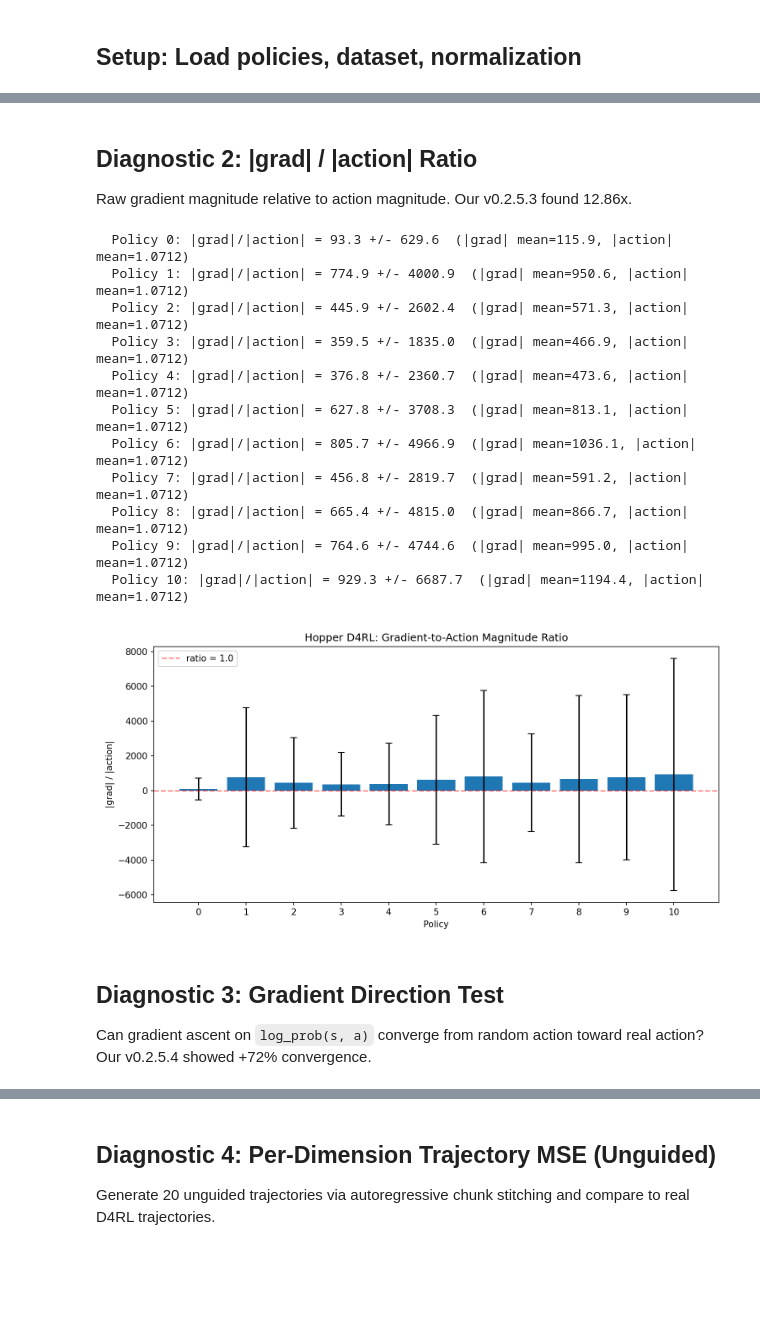
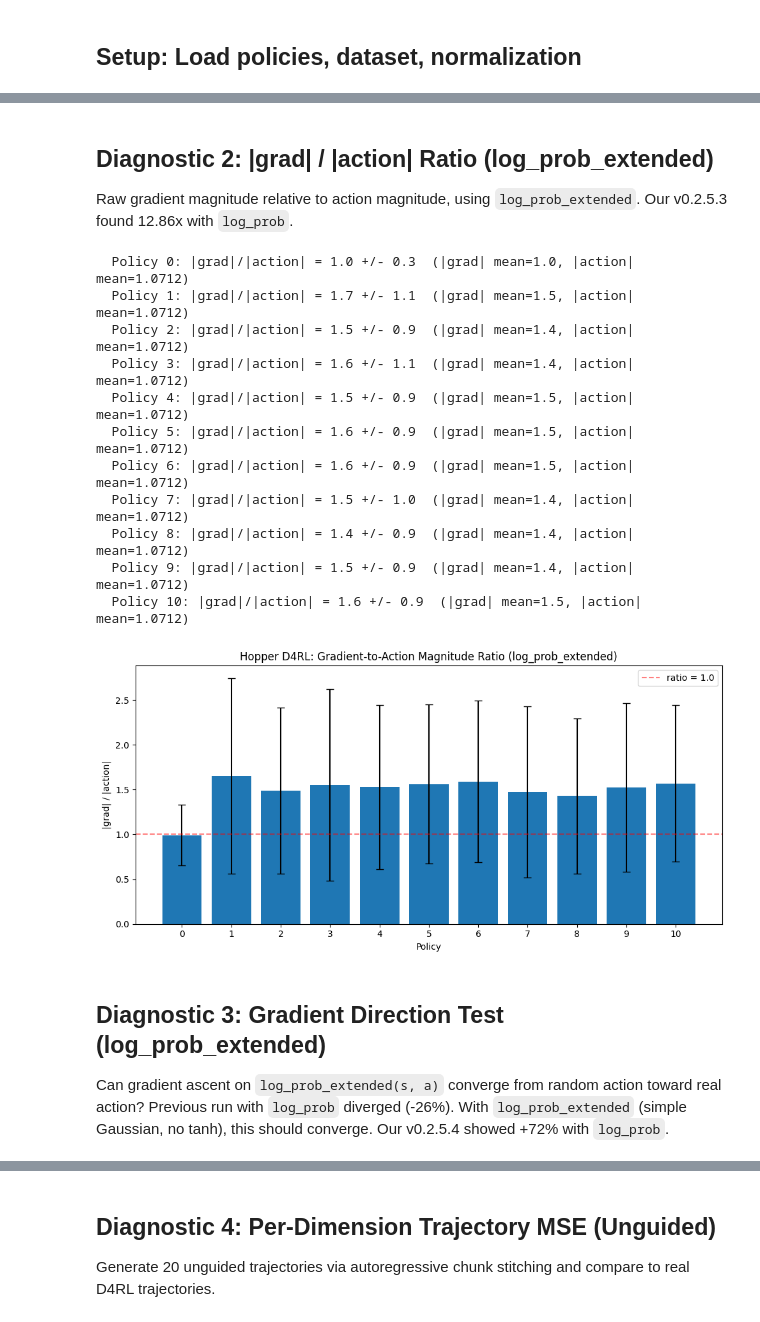
Before and after one commit to kylewang1999/latent_sope, a Jupyter notebook: experiments/2026-03-17/hopper_d4rl_diagnostics.ipynb, the cells around one changed output, grey strips where cells are left out. Saved outputs shown, nothing was run; the diff lists cells and outputs as text; code cells hidden in the pictures; blank space fills up the shorter version.

```diff
--- a/experiments/2026-03-17/hopper_d4rl_diagnostics.ipynb
+++ b/experiments/2026-03-17/hopper_d4rl_diagnostics.ipynb
@@ -127,6 +141,8 @@ idx = np.random.choice(len(obs), n_samples, replace=False)
 states = torch.tensor(obs[idx], dtype=torch.float32, device=DEVICE)
 acts = torch.tensor(actions[idx], dtype=torch.float32, device=DEVICE)
 
+# Use log_prob_extended — what SOPE's gradlog() actually calls (gmode=False default)
+# log_prob_extended: Gaussian with mean=tanh(network_mean), fixed std=1, no tanh correction
 all_grads = []
 for pi, policy in enumerate(target_policies):
     grads = []
@@ -134,7 +150,7 @@ for pi, policy in enumerate(target_policies):
     for b in range(0, n_samples, batch_size):
         s_batch = states[b:b+batch_size].clone().detach()
         a_batch = acts[b:b+batch_size].clone().detach().requires_grad_(True)
-        log_p = policy.log_prob(s_batch, a_batch)
+        log_p = policy.log_prob_extended(s_batch, a_batch)
         g = torch.autograd.grad(log_p.sum(), a_batch)[0]
         grads.append(g.detach())
     all_grads.append(torch.cat(grads, dim=0))
@@ -151,7 +167,7 @@ for i, j in combinations(range(n_policies), 2):
 np.fill_diagonal(cosine_matrix, 1.0)
 
 upper_tri = cosine_matrix[np.triu_indices(n_policies, k=1)]
-print(f"\nPairwise cosine similarity:")
+print(f"\nPairwise cosine similarity (log_prob_extended):")
 print(f"  Mean:   {np.mean(upper_tri):.4f}")
 print(f"  Std:    {np.std(upper_tri):.4f}")
 print(f"  Min:    {np.min(upper_tri):.4f}")
@@ -167,7 +183,7 @@ ax.set_yticks(range(n_policies))
 ax.set_xticklabels(labels, rotation=45)
 ax.set_yticklabels(labels)
 plt.colorbar(im, ax=ax, label="Cosine Similarity")
-ax.set_title(f"Hopper D4RL: Pairwise Scorer Gradient Cosine Similarity\n(mean={np.mean(upper_tri):.3f}, n={n_samples} states)")
+ax.set_title(f"Hopper D4RL: Pairwise Scorer Gradient Cosine Similarity (log_prob_extended)\n(mean={np.mean(upper_tri):.3f}, n={n_samples} states)")
 plt.tight_layout()
 plt.show()
 # %% [output]
@@ -193,7 +209,7 @@ Pairwise cosine similarity:
 # %% [markdown]
-## Diagnostic 2: |grad| / |action| Ratio
+## Diagnostic 2: |grad| / |action| Ratio (log_prob_extended)
 
-Raw gradient magnitude relative to action magnitude. Our v0.2.5.3 found 12.86x.
+Raw gradient magnitude relative to action magnitude, using `log_prob_extended`. Our v0.2.5.3 found 12.86x with `log_prob`.
 # %%
 idx2 = np.random.choice(len(obs), 500, replace=False)
 states2 = torch.tensor(obs[idx2], dtype=torch.float32, device=DEVICE)
@@ -201,51 +217,51 @@ acts2 = torch.tensor(actions[idx2], dtype=torch.float32, device=DEVICE)
 action_norms = acts2.norm(dim=-1)
 
 ratio_results = []
 for pi, policy in enumerate(target_policies):
     grads = []
     for b in range(0, 500, 100):
         s_batch = states2[b:b+100].clone().detach()
         a_batch = acts2[b:b+100].clone().detach().requires_grad_(True)
-        log_p = policy.log_prob(s_batch, a_batch)
+        log_p = policy.log_prob_extended(s_batch, a_batch)
         g = torch.autograd.grad(log_p.sum(), a_batch)[0]
         grads.append(g.detach())
     grads = torch.cat(grads, dim=0)
     grad_norms = grads.norm(dim=-1)
     ratio = grad_norms / (action_norms + 1e-8)
     name = os.path.basename(policy_paths[pi]).replace(".pkl", "")
     print(f"  Policy {name}: |grad|/|action| = {ratio.mean():.1f} +/- {ratio.std():.1f}  "
           f"(|grad| mean={grad_norms.mean():.1f}, |action| mean={action_norms.mean():.4f})")
     ratio_results.append({"name": name, "ratio_mean": ratio.mean().item(), "ratio_std": ratio.std().item()})
 
 fig, ax = plt.subplots(figsize=(10, 5))
 names = [r["name"] for r in ratio_results]
 means = [r["ratio_mean"] for r in ratio_results]
 stds = [r["ratio_std"] for r in ratio_results]
 ax.bar(names, means, yerr=stds, capsize=4)
 ax.set_ylabel("|grad| / |action|")
 ax.set_xlabel("Policy")
-ax.set_title("Hopper D4RL: Gradient-to-Action Magnitude Ratio")
+ax.set_title("Hopper D4RL: Gradient-to-Action Magnitude Ratio (log_prob_extended)")
 ax.axhline(y=1.0, color="red", linestyle="--", alpha=0.5, label="ratio = 1.0")
 ax.legend()
 plt.tight_layout()
 plt.show()
 # %% [output]
-  Policy 0: |grad|/|action| = 93.3 +/- 629.6  (|grad| mean=115.9, |action| mean=1.0712)
-  Policy 1: |grad|/|action| = 774.9 +/- 4000.9  (|grad| mean=950.6, |action| mean=1.0712)
-  Policy 2: |grad|/|action| = 445.9 +/- 2602.4  (|grad| mean=571.3, |action| mean=1.0712)
-  Policy 3: |grad|/|action| = 359.5 +/- 1835.0  (|grad| mean=466.9, |action| mean=1.0712)
-  Policy 4: |grad|/|action| = 376.8 +/- 2360.7  (|grad| mean=473.6, |action| mean=1.0712)
-  Policy 5: |grad|/|action| = 627.8 +/- 3708.3  (|grad| mean=813.1, |action| mean=1.0712)
-  Policy 6: |grad|/|action| = 805.7 +/- 4966.9  (|grad| mean=1036.1, |action| mean=1.0712)
-  Policy 7: |grad|/|action| = 456.8 +/- 2819.7  (|grad| mean=591.2, |action| mean=1.0712)
-  Policy 8: |grad|/|action| = 665.4 +/- 4815.0  (|grad| mean=866.7, |action| mean=1.0712)
-  Policy 9: |grad|/|action| = 764.6 +/- 4744.6  (|grad| mean=995.0, |action| mean=1.0712)
-  Policy 10: |grad|/|action| = 929.3 +/- 6687.7  (|grad| mean=1194.4, |action| mean=1.0712)
+  Policy 0: |grad|/|action| = 1.0 +/- 0.3  (|grad| mean=1.0, |action| mean=1.0712)
+  Policy 1: |grad|/|action| = 1.7 +/- 1.1  (|grad| mean=1.5, |action| mean=1.0712)
+  Policy 2: |grad|/|action| = 1.5 +/- 0.9  (|grad| mean=1.4, |action| mean=1.0712)
+  Policy 3: |grad|/|action| = 1.6 +/- 1.1  (|grad| mean=1.4, |action| mean=1.0712)
+  Policy 4: |grad|/|action| = 1.5 +/- 0.9  (|grad| mean=1.5, |action| mean=1.0712)
+  Policy 5: |grad|/|action| = 1.6 +/- 0.9  (|grad| mean=1.5, |action| mean=1.0712)
+  Policy 6: |grad|/|action| = 1.6 +/- 0.9  (|grad| mean=1.5, |action| mean=1.0712)
+  Policy 7: |grad|/|action| = 1.5 +/- 1.0  (|grad| mean=1.4, |action| mean=1.0712)
+  Policy 8: |grad|/|action| = 1.4 +/- 0.9  (|grad| mean=1.4, |action| mean=1.0712)
+  Policy 9: |grad|/|action| = 1.5 +/- 0.9  (|grad| mean=1.4, |action| mean=1.0712)
+  Policy 10: |grad|/|action| = 1.6 +/- 0.9  (|grad| mean=1.5, |action| mean=1.0712)
-[figure, old version]
+[figure, new version]
 # %% [markdown]
-## Diagnostic 3: Gradient Direction Test
+## Diagnostic 3: Gradient Direction Test (log_prob_extended)
 
-Can gradient ascent on `log_prob(s, a)` converge from random action toward real action? Our v0.2.5.4 showed +72% convergence.
+Can gradient ascent on `log_prob_extended(s, a)` converge from random action toward real action? Previous run with `log_prob` diverged (-26%). With `log_prob_extended` (simple Gaussian, no tanh), this should converge. Our v0.2.5.4 showed +72% with `log_prob`.
 # %%
 n_samples_gd, lr, n_steps = 200, 0.1, 50
 idx3 = np.random.choice(len(obs), n_samples_gd, replace=False)
```
Also changed, not shown: parts of 10 cells of this notebook, 1 other file.
